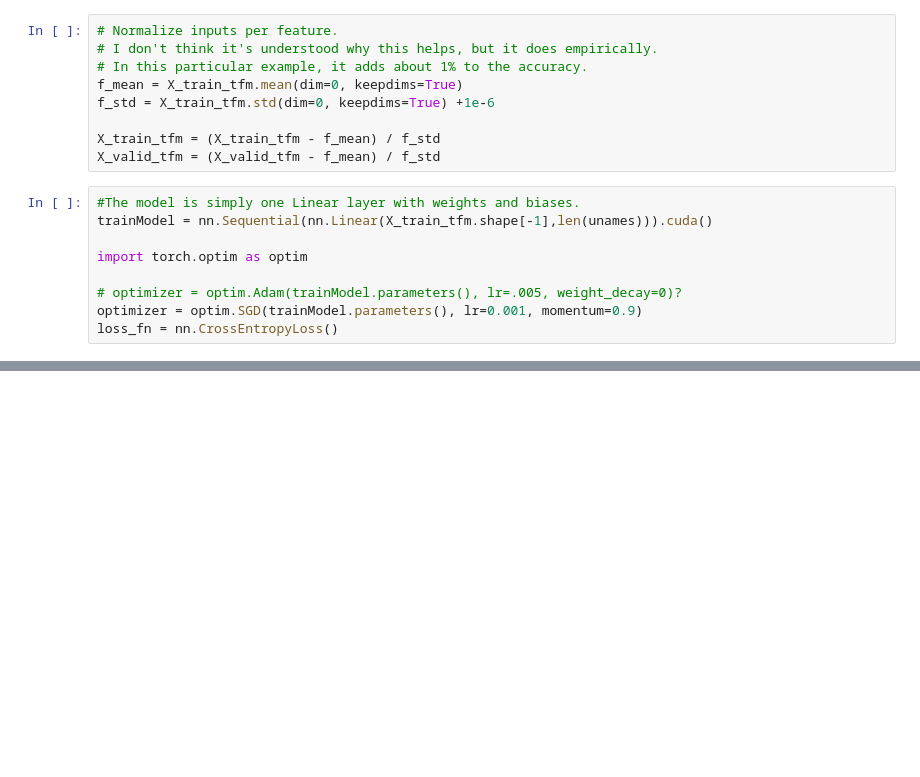
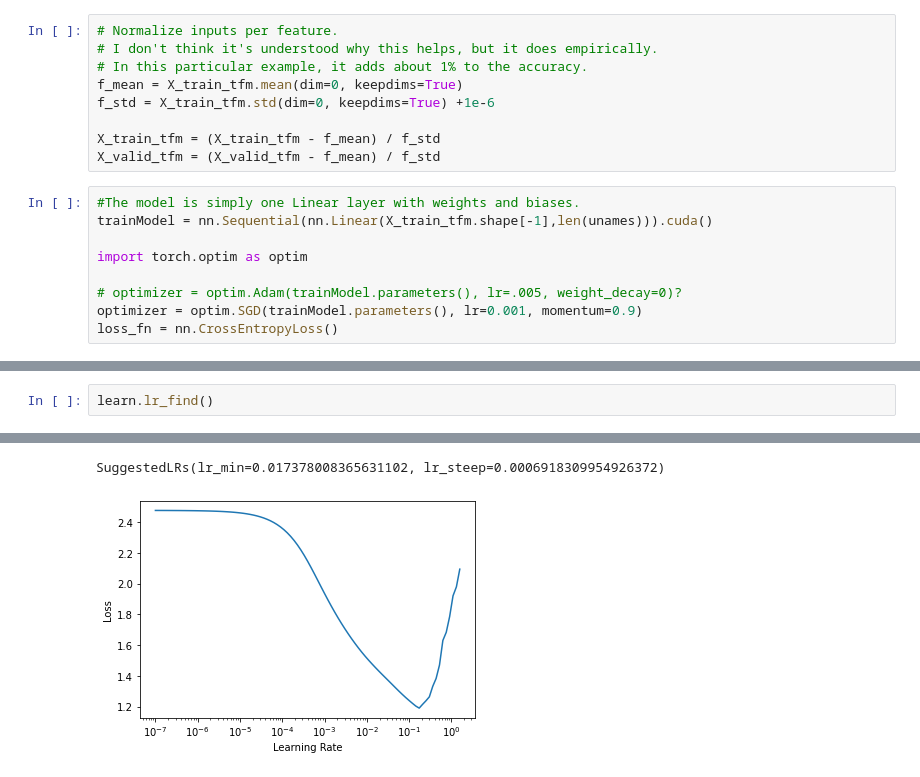
Before and after one commit to earthspecies/library, a Jupyter notebook: ROCKET_Sound/MacaqueROCKET.ipynb, the cells around one changed output, grey strips where cells are left out. Saved outputs shown, nothing was run; the diff lists cells and outputs as text; blank space fills up the shorter version.

```diff
--- a/ROCKET_Sound/MacaqueROCKET.ipynb
+++ b/ROCKET_Sound/MacaqueROCKET.ipynb
@@ -381,0 +395,3 @@ learn = Learner(data, trainModel, loss_func=nn.CrossEntropyLoss(), metrics=[accu
+# %%
+learn.lr_find()
+# %% [output]
@@ -382 +399,3 @@ learn = Learner(data, trainModel, loss_func=nn.CrossEntropyLoss(), metrics=[accu
+SuggestedLRs(lr_min=0.017378008365631102, lr_steep=0.0006918309954926372)
+[figure, added]
 # %%
```
Also changed, not shown: parts of 40 cells of this notebook, 1 other file.
